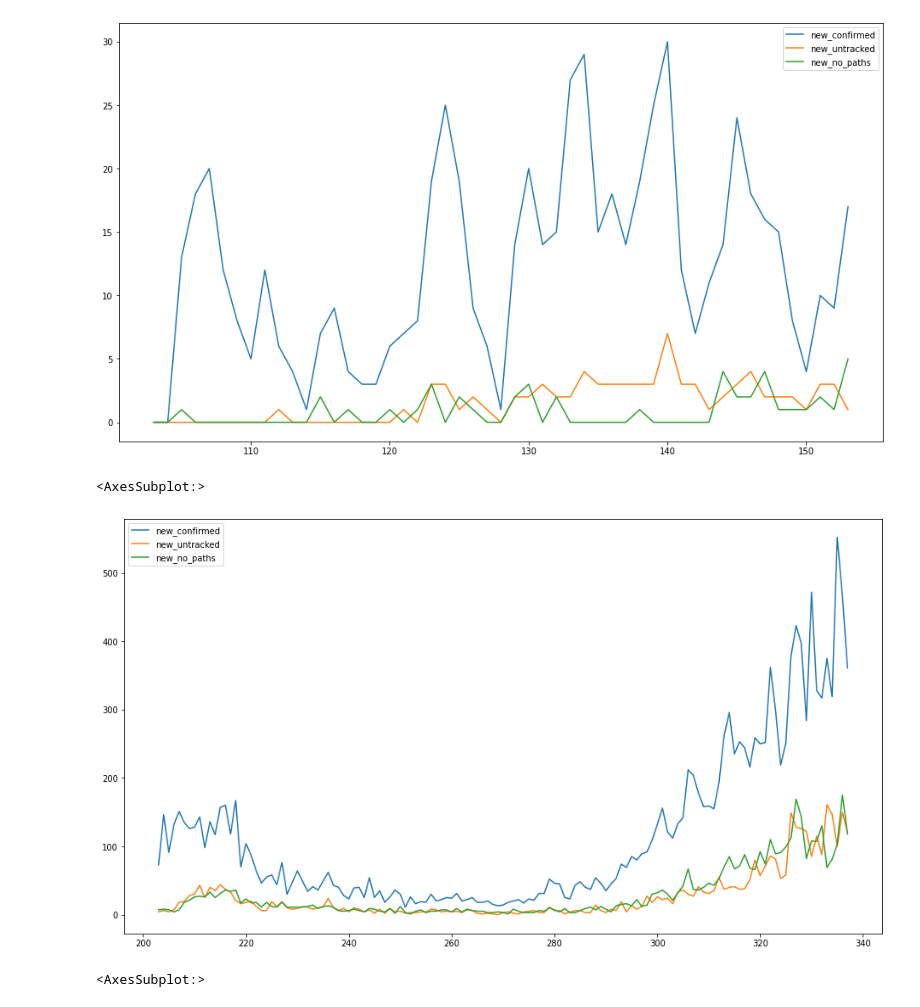
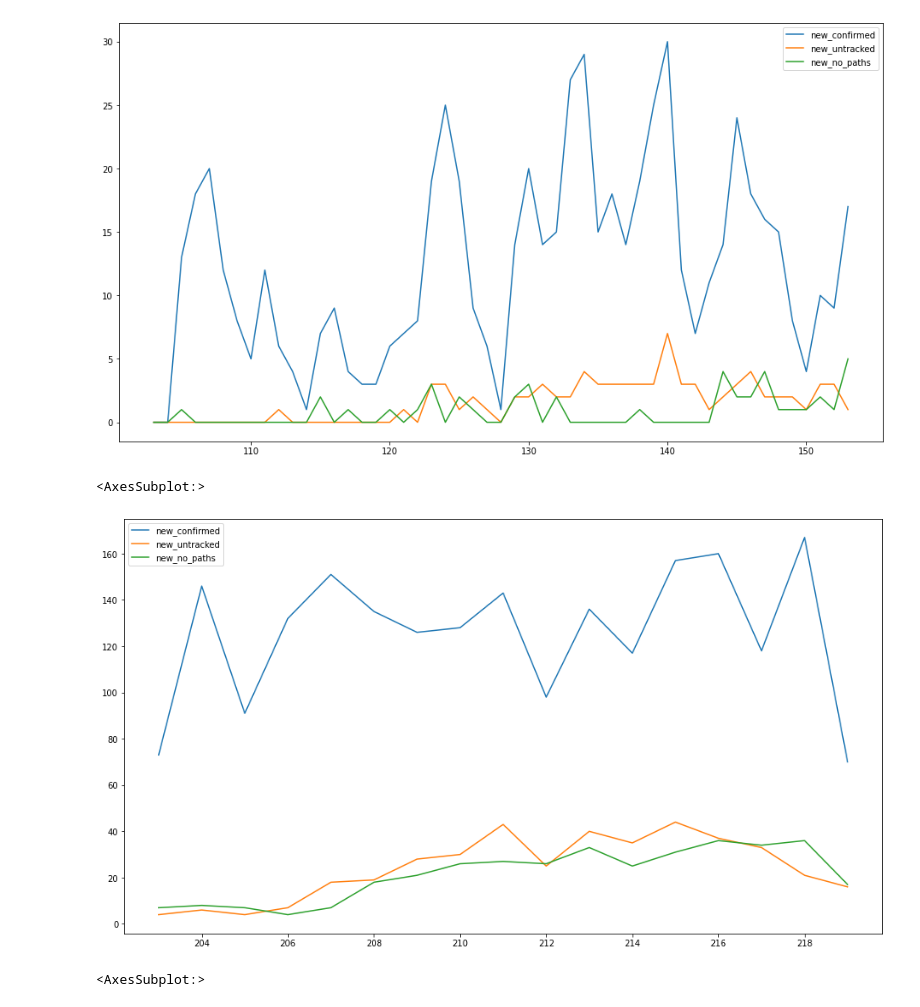
Before and after one commit to snoop2head/covid19_unknown_spread, a Jupyter notebook: wrangle_for_forecast.ipynb, the cells around one changed output. Saved outputs shown, nothing was run; the diff lists cells and outputs as text; code cells hidden in the pictures.

```diff
--- a/wrangle_for_forecast.ipynb
+++ b/wrangle_for_forecast.ipynb
@@ -68,5 +72,6 @@ df_temp["접촉력"] = df_temp["접촉력"].str.strip()
 # fix typos
 df_temp["접촉력"] = df_temp["접촉력"].str.replace("확잔지", "확진자")
 df_temp["접촉력"] = df_temp["접촉력"].str.replace("접촐", "접촉")
+df_temp["접촉력"] = df_temp["접촉력"].str.replace("]", "")
 # %%
 infection_paths = df_temp["접촉력"].unique()
@@ -334,7 +332,9 @@ df_merged.tail(15)
 | 336 | 2020-12-25 | 467.0 | 150.0 |
 | 337 | 2020-12-26 | 361.0 | 120.0 |
 # %%
+# Guestimate number of infection contact paths, based on basic reproduction number as 1.5
 list_infection_paths_no = []
+R0 = 1.5
 for index, row in df_merged.iterrows():
     filter_end_date = row["date"]
     # print(filter_end_date)
@@ -344,8 +344,8 @@ for index, row in df_merged.iterrows():
     infection_paths_known_no = len(df_filtered["접촉력"].unique())
 
     # "기타 확진자 접촉", "타시도 확진자 접촉" 항목 485건 / R0
-    etc_contact_no = len(df_filtered[df_filtered["접촉력"].str.contains("기타 확진자 접촉")])/1.5
-    state_contact_no = len(df_filtered[df_filtered["접촉력"].str.contains("타시도 확진자 접촉")])/1.5
+    etc_contact_no = len(df_filtered[df_filtered["접촉력"].str.contains("기타 확진자 접촉")])/R0
+    state_contact_no = len(df_filtered[df_filtered["접촉력"].str.contains("타시도 확진자 접촉")])/R0
 
     infection_paths_no = infection_paths_known_no + etc_contact_no + state_contact_no
     list_infection_paths_no.append(int(infection_paths_no))
@@ -552,11 +568,11 @@ itaewon_crisis[["new_confirmed", "new_untracked", "new_no_paths"]].plot(figsize=
 [figure]
 # %%
 # 서울시 사랑제일교회 광복절 집회 이후의 데이터
-jkh_crisis = df_train[(df_train["date"]>="2020-08-14")]
+jkh_crisis = df_train[(df_train["date"]>="2020-08-14") & (df_train["date"]<="2020-08-30") ]
 jkh_crisis[["new_confirmed", "new_untracked", "new_no_paths"]].plot(figsize=(16,9))
 # %% [output]
 <AxesSubplot:>
-[figure, old version]
+[figure, new version]
 # %%
 # 최근 2주 데이터
 recent_two_weeks_data = df_train.tail(14)
```
Also changed, not shown: parts of 13 cells of this notebook, 2 other files.
